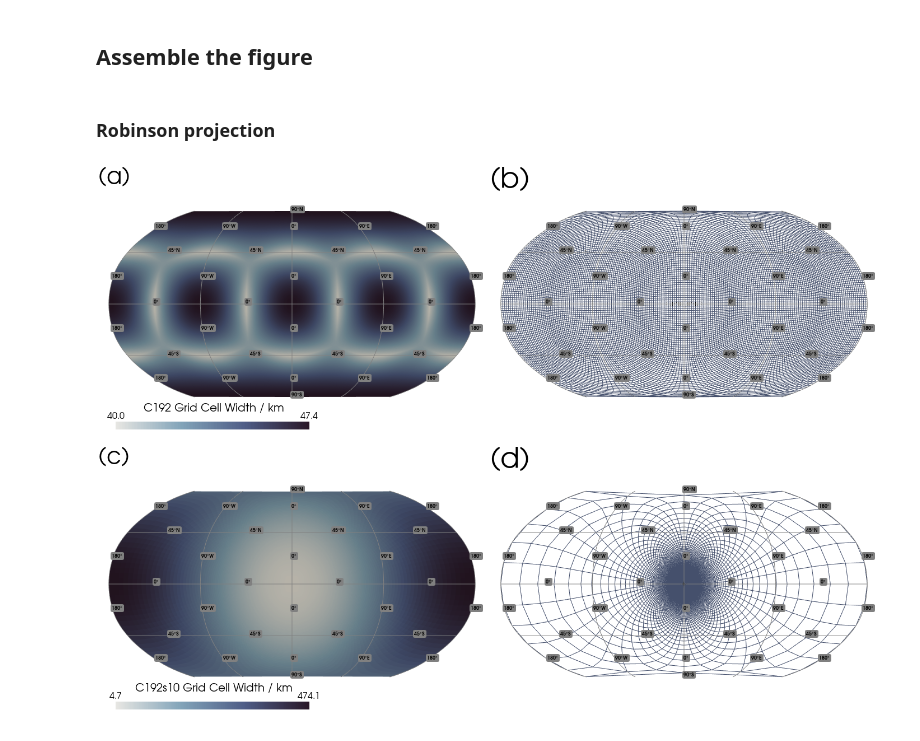
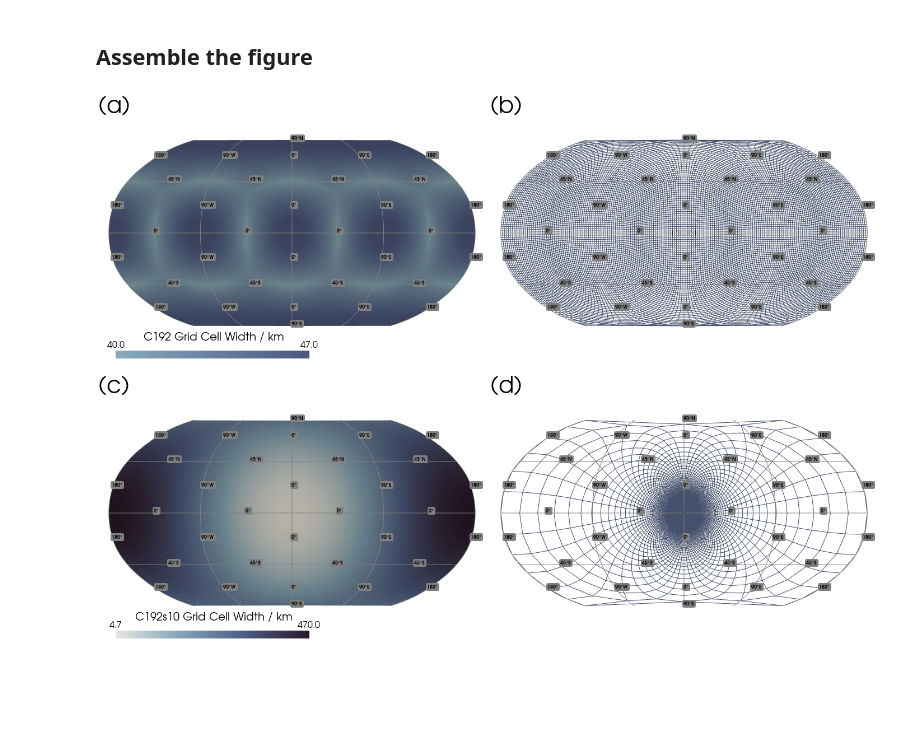
Before and after one commit to dennissergeev/stretched_mesh_code, a Jupyter notebook: src/scripts/Show-Mesh-Geometry.ipynb, the cells around one changed output. Cells and saved outputs as stored; diff of their text form; code cells hidden in the pictures; blank space fills up the shorter version.

```diff
--- a/src/scripts/Show-Mesh-Geometry.ipynb
+++ b/src/scripts/Show-Mesh-Geometry.ipynb
@@ -83,14 +79,23 @@ for sim_label in show_sim:
     gv_meshes[sim_label]["cell_width"] = cube2d_to_mesh(dset[sim_label]["cell_width"])
 
     for var_name in dset[sim_label]["mg_meshes"]:
-        gv_meshes[sim_label][var_name] = mesh_to_gv_mesh(
+        gv_meshes[sim_label][var_name] = ugrid_mesh_to_gv_mesh(
             dset[sim_label]["mg_meshes"][var_name]
         )
 # %% [markdown]
 ## Assemble the figure
-# %% [markdown]
-### Robinson projection
 # %%
+kw_plt = {
+    "c192": {
+        "cmap": cmocean.tools.crop_by_percent(swiftascmaps.midnights_r, 60, "both"),
+        "clim": [40, 47],
+    },
+    "c192s10": {
+        "cmap": swiftascmaps.midnights_r,
+        "clim": [4.7, 470],
+    },
+}
+
 plotter = gv.GeoPlotter(
     window_size=[1400, 1000], crs=ccrs.Robinson(), shape=(2, 2), border=False
 )
@@ -107,8 +112,6 @@ for sim_idx, sim_label in enumerate(show_sim):
     )
     plotter.add_mesh(
         gv_meshes[sim_label]["cell_width"].copy(),
-        # clim=clim[sim_label],
-        cmap=swiftascmaps.midnights_r,
         show_scalar_bar=True,
         zlevel=0,
         scalar_bar_args={
@@ -125,33 +128,34 @@ for sim_idx, sim_label in enumerate(show_sim):
             "position_x": 0.05,
             "position_y": 0.05,
         },
+        **kw_plt[sim_label],
     )
     plotter.add_graticule(**kw_grat)
     plotter.view_xy()
     plotter.camera.zoom(zoom)
 
     plotter.subplot(sim_idx, 1)
     plotter.add_text(
         f"({next(letters)})",
         position="upper_left",
-        font_size=20,
+        font_size=16,
     )
     plotter.add_mesh(
         gv_meshes[sim_label]["multigrid_l2"],
         style="wireframe",
         color="#586891",
         line_width=0.01,
     )
     plotter.add_graticule(**kw_grat)
     plotter.view_xy()
     plotter.camera.zoom(zoom)
 
 
 plotter.show(jupyter_backend="static")
 
 plotter.screenshot(
     paths.figures
     / f"{'_'.join(SIMULATIONS[sim_label]['long_name'] for sim_label in show_sim)}__cell_geometry"
 );
 # %% [output]
-[figure, old version]
+[figure, new version]
```
Also changed, not shown: parts of 2 cells of this notebook, 1 other file.
